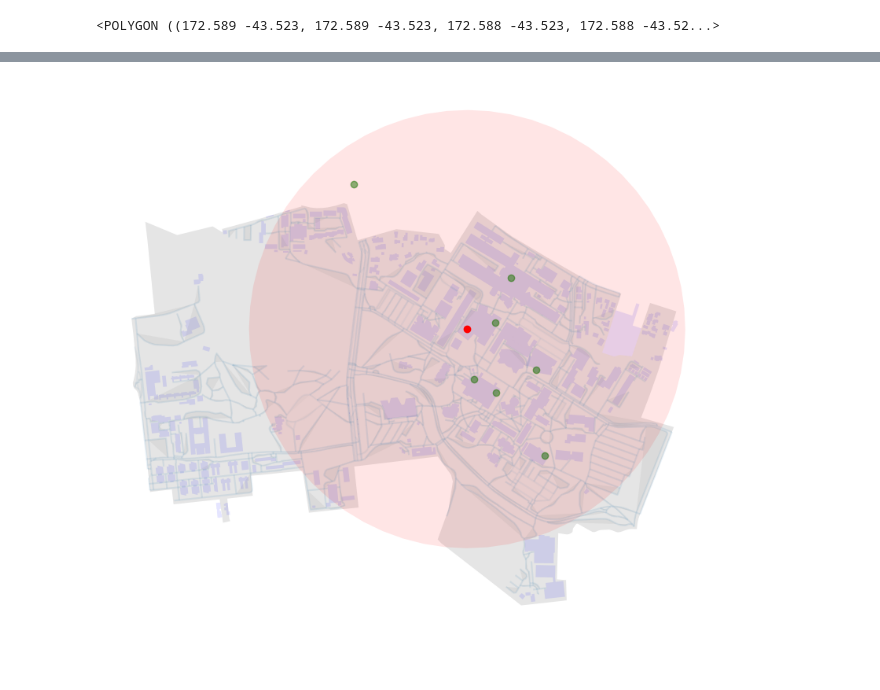
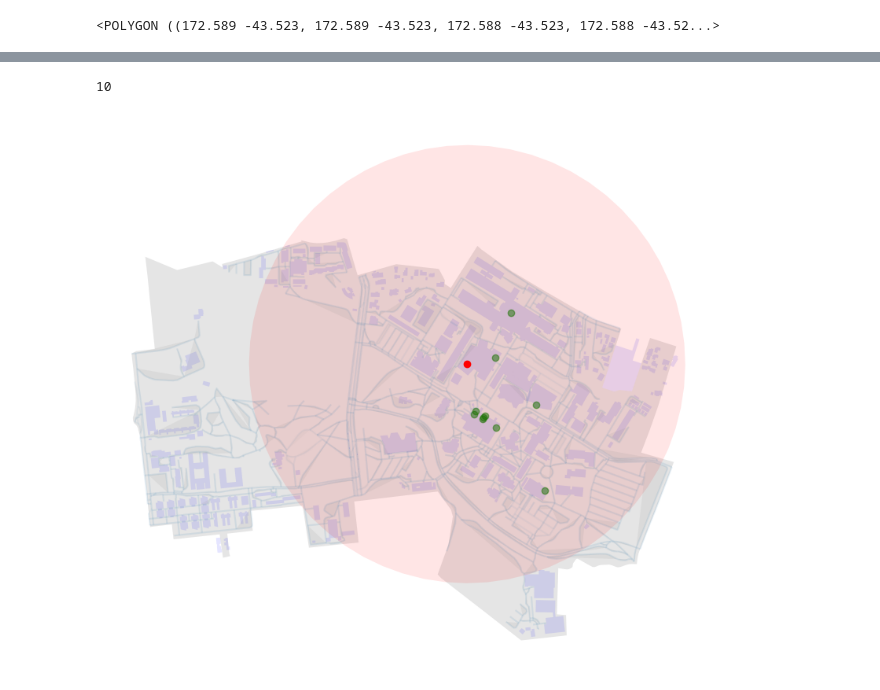
Before and after one commit to shrestha-rujal/mac-migration, a Jupyter notebook: gisc-412/assignments/question8.ipynb, the cells around one changed output, grey strips where cells are left out. Cells and saved outputs as stored; diff of their text form; code cells hidden in the pictures.

```diff
--- a/gisc-412/assignments/question8.ipynb
+++ b/gisc-412/assignments/question8.ipynb
@@ -89,18 +76,26 @@ eixo.set_axis_off()
-# %%
-fig, eixo = plt.subplots(figsize=(10, 10))
-
-uni_area.plot(ax = eixo, facecolor='black', alpha=0.1)
-
-edges.plot(ax = eixo, facecolor='gray', alpha=0.05)
-
-buildings.plot(ax = eixo, facecolor='blue', alpha=0.1)
-
-ernest_rutherford.plot(ax=eixo, facecolor='red')
-
-eatery_polygon.plot(ax=eixo, facecolor='green', alpha=0.5)
-
-radius_500.plot(ax=eixo, facecolor='red', alpha=0.1)
-
-eixo.set_axis_off()
-# %% [output]
-[figure, removed]
+# %%
+accessible_area = gpd.GeoDataFrame(geometry=radius_500, crs=eatery.crs)
+# %%
+accessible_eatery = gpd.overlay(eatery, accessible_area, how='intersection', keep_geom_type='False')
+
+len(accessible_eatery)
+# %% [output]
+10
+# %%
+fig, eixo = plt.subplots(figsize=(10, 10))
+
+uni_area.plot(ax = eixo, facecolor='black', alpha=0.1)
+
+edges.plot(ax = eixo, facecolor='gray', alpha=0.05)
+
+buildings.plot(ax = eixo, facecolor='blue', alpha=0.1)
+
+ernest_rutherford.plot(ax=eixo, facecolor='red')
+
+accessible_eatery.plot(ax=eixo, facecolor='green', alpha=0.5)
+
+radius_500.plot(ax=eixo, facecolor='red', alpha=0.1)
+
+eixo.set_axis_off()
+# %% [output]
+[figure, added]
```
Also changed, not shown: parts of 8 cells of this notebook, 5 other files.
